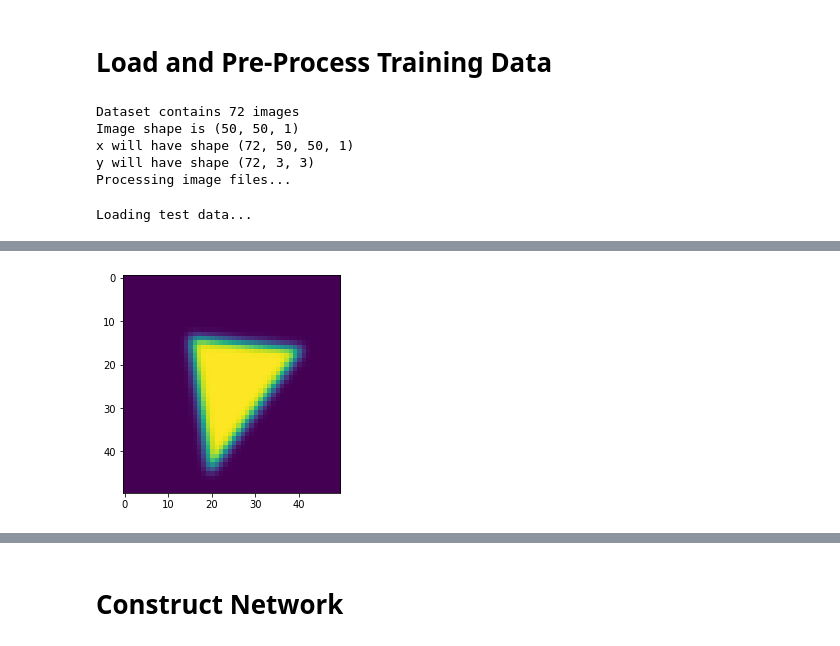
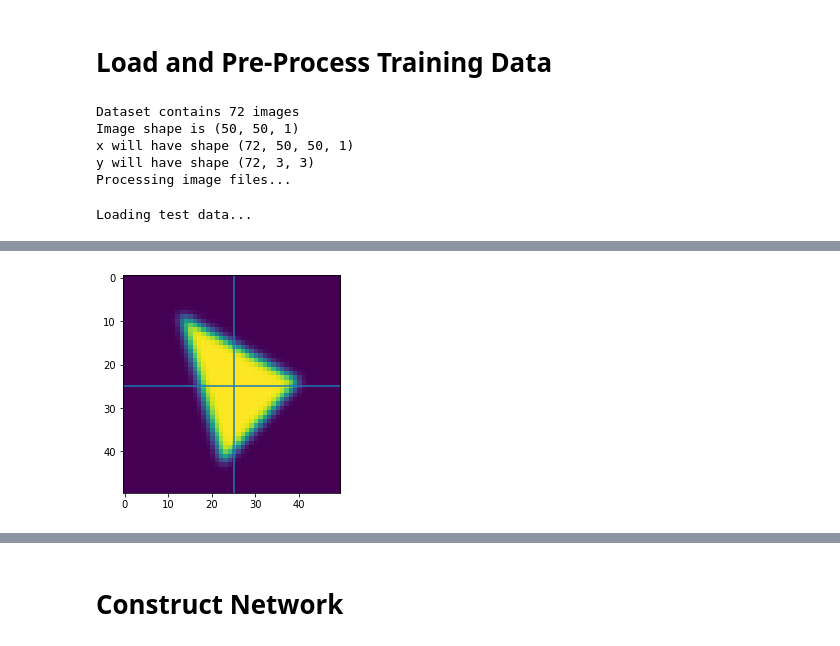
Before and after one commit to SEMOrientation/Y4ProjectNotebooks, a Jupyter notebook: 2D_Network.ipynb, the cells around one changed output, grey strips where cells are left out. Drawn from its saved outputs; the diff is of its cells as text; code cells hidden in the pictures.

Commit message:
Implement augmentation (needs testing), fix resize/display bug

```diff
--- a/2D_Network.ipynb
+++ b/2D_Network.ipynb
@@ -123,8 +123,12 @@ tf: tf.Tensor(
 import numpy as np
 from scipy import ndimage
 from PIL import Image
-def centre_image(a: np.ndarray):
-  """Centres a single-channel image using centre of mass."""
+def centre_image(a: np.ndarray, target_centre=(0,0)):
+  """Centres a single-channel image using centre of mass.
+
+  Target centre is defined such that (x=0,y=0) is the centre of the image.
+  Increasing x moves the centre to the right, increasing y moves the centre
+  down."""
   if len(a.shape) == 2:
     a = a.reshape((1,) + a.shape)
 
@@ -142,8 +146,11 @@ def centre_image(a: np.ndarray):
   # translate COM to centre of image
   for i in range(a.shape[0]):
     im = a[i]
+    # target centre is reversed because image axes are im[y, x]
+    target_centre = (im.shape[0]/2 + target_centre[0],
+                     im.shape[1]/2 + target_centre[1])
     # use affine transform with a=1, e=1, i=1, c=x, f=y to translate
-    translation = (COM[i][0] - im.shape[0]/2, COM[i][1] - im.shape[1]/2)
+    translation = (COM[i][0] - target_centre[0], COM[i][1] - target_centre[1])
     transform = np.array([[1, 0, translation[0]],
                           [0, 1, translation[1]],
                           [0, 0, 1]])
@@ -162,10 +169,17 @@ from matplotlib import pyplot as plt
 
 random.seed(0)
 
-RESIZE_SHAPE = (50, 50)
+RESIZE_SHAPE = (50, 50) # (x, y)
 
 GAUSS_RADIUS = 1
 image_filter = ImageFilter.GaussianBlur(radius=GAUSS_RADIUS)
+
+# displace the centre randomly
+AUGMENT_CENTRE = False
+CENTRE_AUGMENTATIONS = 10 if AUGMENT_CENTRE else 1
+
+# dataset size increase factor due to augmentations
+AUG_MULTIPLIER = 1 * CENTRE_AUGMENTATIONS
 
 image_files = os.listdir(os.path.join(DATASET_DIR, "train"))
 total_images = len(image_files)
@@ -176,23 +190,46 @@ if total_images == 0:
 # image_shape = Image.open(os.path.join(DATASET_DIR, image_files[0])).size
 image_shape = RESIZE_SHAPE + (1,)
 print(f"Image shape is {image_shape}")
-x_data = np.zeros((total_images,) + image_shape, dtype="float32")
-y_data = np.zeros((total_images, 3, 3), dtype="float32")
+x_data = np.zeros((total_images*AUG_MULTIPLIER,) + image_shape, dtype="float32")
+y_data = np.zeros((total_images*AUG_MULTIPLIER, 3, 3), dtype="float32")
 print(f"x will have shape {x_data.shape}")
 print(f"y will have shape {y_data.shape}")
 print("Processing image files...")
 
-def process_image(imf):
+def process_image(imf, augment_centre=False):
   """Takes a path to an image and loads it, performs pre-processing, and returns the xdata and ydata"""
   im = Image.open(imf).convert("L")
   im = im.resize(RESIZE_SHAPE)
   im = im.filter(image_filter) # blur early to simulate imperfect focus
+  im = np.array(im).T # gives image with correct shape for centring
   angle = float(os.path.splitext(os.path.basename(imf))[0])
-  return centre_image(np.array(im)).reshape(image_shape)/255., R.from_euler("zyx", (angle, 0, 0), True).as_matrix()
+  rot_matrix = R.from_euler("zyx", (angle, 0, 0), True).as_matrix()
+
+  # return now if no augmentations needed
+  if not augment_centre: # and not ...
+    return centre_image(im).reshape(image_shape)/255., rot_matrix
+
+  # construct larger arrays for multiple images
+  ims = np.empty((AUG_MULTIPLIER, ) + image_shape)
+  rot_matrices = np.zeros((AUG_MULTIPLIER, 3, 3), dtype=rot_matrix.dtype)
+  rot_matrices[:] = rot_matrix
+
+  if augment_centre:
+    for i in range(CENTRE_AUGMENTATIONS):
+      ims[i] = centre_image(im, (0, 10)).reshape(image_shape)/255.
+
+  return ims, rot_matrices
 
 # load training data
 for i, imf in tqdm(enumerate(image_files), total=total_images):
-  x_data[i,:,:], y_data[i,:,:] = process_image(os.path.join(DATASET_DIR, "train", imf))
+  if AUG_MULTIPLIER == 1:
+    x_data[i,:,:], y_data[i,:,:] = process_image(os.path.join(DATASET_DIR, "train", imf))
+  else:
+    n = AUG_MULTIPLIER # alias
+    x_data[i*n:i*n+n,:,:], y_data[i*n:i*n+n,:,:] = process_image(
+        os.path.join(DATASET_DIR, "train", imf),
+        augment_centre=AUGMENT_CENTRE,
+    )
 
 test_image_files = os.listdir(os.path.join(DATASET_DIR, "test"))
 total_test_images = len(test_image_files)
@@ -209,14 +246,25 @@ print(f"y_test has shape {y_test.shape}")
 
 print(f"x_data values range from {np.min(x_data)} to {np.max(x_data)}")
 
-plt.imshow(x_data[0,:,:].reshape(RESIZE_SHAPE))
-print(ndimage.measurements.center_of_mass(x_data[0,:,:].reshape(RESIZE_SHAPE)))
+im0 = x_data[0,:,:].reshape(RESIZE_SHAPE).T
+rot0 = y_data[0]
+plt.imshow(im0)
+COM = ndimage.measurements.center_of_mass(im0.T)
+plt.axvline(COM[0])
+plt.axhline(COM[1])
+print(rot0)
+print(COM)
 plt.show()
-print(y_data[0,:,:])
-plt.imshow(x_test[1,:,:].reshape(RESIZE_SHAPE))
-print(ndimage.measurements.center_of_mass(x_test[1,:,:].reshape(RESIZE_SHAPE)))
+
+im1 = x_test[1,:,:].reshape(RESIZE_SHAPE).T
+rot1 = y_test[1]
+plt.imshow(im1)
+COM = ndimage.measurements.center_of_mass(im1.T)
+plt.axvline(COM[0])
+plt.axhline(COM[1])
+print(rot1)
+print(COM)
 plt.show()
-print(y_test[1,:,:])
 # %% [output]
 Dataset contains 72 images
 Image shape is (50, 50, 1)
@@ -238 +289 @@ x_data values range from 0.0 to 1.0
-[figure, old version]
+[figure, new version]
```
Also changed, not shown: parts of 9 cells of this notebook.
